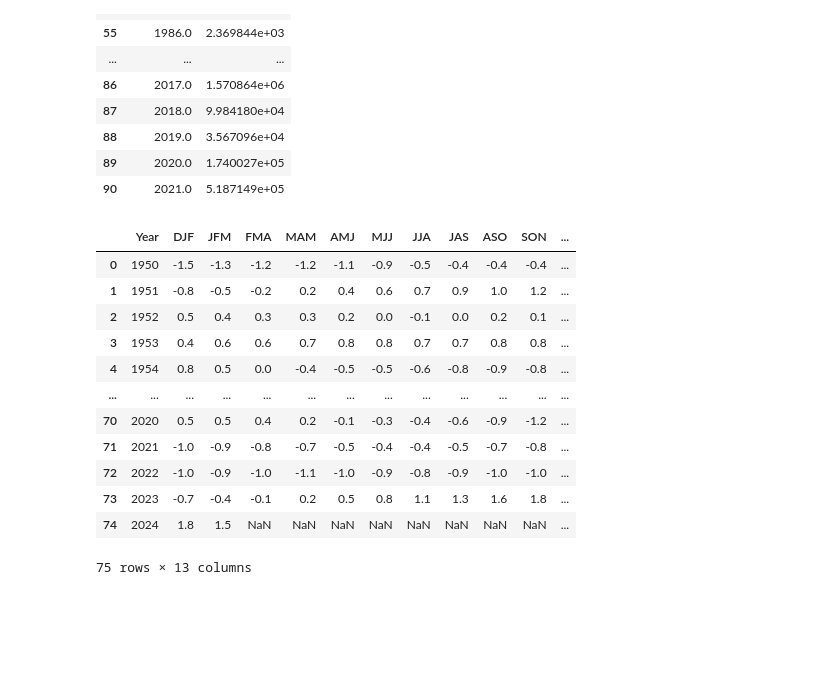
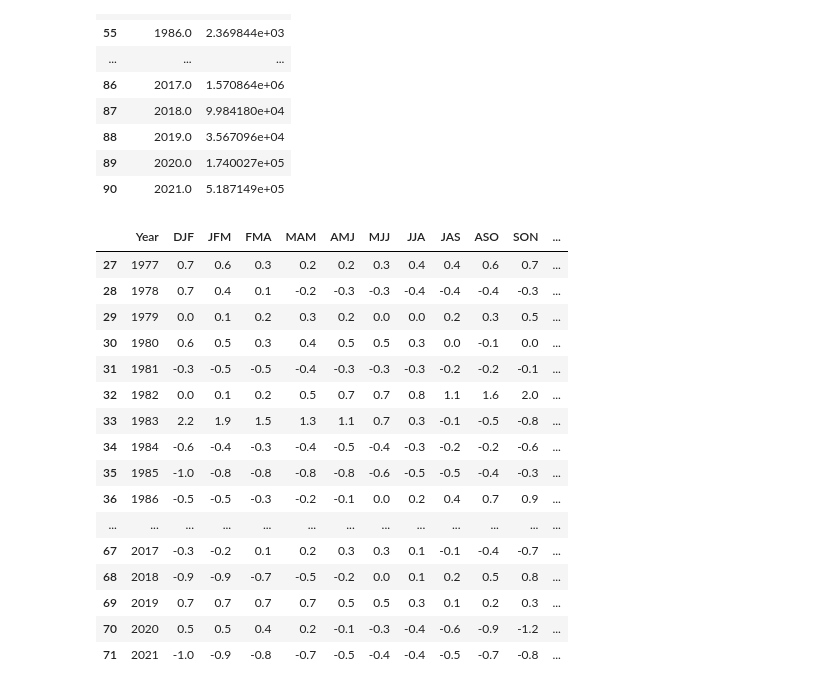
Before and after one commit to MitchellGriffin/GPHY491Project, a Jupyter notebook: ProjectCode.ipynb, the cells around one changed output. Drawn from its saved outputs; the diff is of its cells as text; code cells hidden in the pictures; blank space fills up the shorter version.

```diff
--- a/ProjectCode.ipynb
+++ b/ProjectCode.ipynb
@@ -103,18 +95,25 @@ firetable
 # %%
 # read in ENSO data as a dataframe
 ENSO = pd.read_csv('../../Data/ENSO.csv')
+#filter out irrelevant years
+ENSO = ENSO[ENSO['Year'] < 2022]
+ENSO = ENSO[ENSO['Year'] > 1976]
 ENSO
 # %% [output]
 |  | Year | DJF | JFM | FMA | MAM | AMJ | MJJ | JJA | JAS | ASO | SON | ... |
-| 0 | 1950 | -1.5 | -1.3 | -1.2 | -1.2 | -1.1 | -0.9 | -0.5 | -0.4 | -0.4 | -0.4 | ... |
-| 1 | 1951 | -0.8 | -0.5 | -0.2 | 0.2 | 0.4 | 0.6 | 0.7 | 0.9 | 1.0 | 1.2 | ... |
-| 2 | 1952 | 0.5 | 0.4 | 0.3 | 0.3 | 0.2 | 0.0 | -0.1 | 0.0 | 0.2 | 0.1 | ... |
-| 3 | 1953 | 0.4 | 0.6 | 0.6 | 0.7 | 0.8 | 0.8 | 0.7 | 0.7 | 0.8 | 0.8 | ... |
-| 4 | 1954 | 0.8 | 0.5 | 0.0 | -0.4 | -0.5 | -0.5 | -0.6 | -0.8 | -0.9 | -0.8 | ... |
+| 27 | 1977 | 0.7 | 0.6 | 0.3 | 0.2 | 0.2 | 0.3 | 0.4 | 0.4 | 0.6 | 0.7 | ... |
+| 28 | 1978 | 0.7 | 0.4 | 0.1 | -0.2 | -0.3 | -0.3 | -0.4 | -0.4 | -0.4 | -0.3 | ... |
+| 29 | 1979 | 0.0 | 0.1 | 0.2 | 0.3 | 0.2 | 0.0 | 0.0 | 0.2 | 0.3 | 0.5 | ... |
+| 30 | 1980 | 0.6 | 0.5 | 0.3 | 0.4 | 0.5 | 0.5 | 0.3 | 0.0 | -0.1 | 0.0 | ... |
+| 31 | 1981 | -0.3 | -0.5 | -0.5 | -0.4 | -0.3 | -0.3 | -0.3 | -0.2 | -0.2 | -0.1 | ... |
+| 32 | 1982 | 0.0 | 0.1 | 0.2 | 0.5 | 0.7 | 0.7 | 0.8 | 1.1 | 1.6 | 2.0 | ... |
+| 33 | 1983 | 2.2 | 1.9 | 1.5 | 1.3 | 1.1 | 0.7 | 0.3 | -0.1 | -0.5 | -0.8 | ... |
+| 34 | 1984 | -0.6 | -0.4 | -0.3 | -0.4 | -0.5 | -0.4 | -0.3 | -0.2 | -0.2 | -0.6 | ... |
+| 35 | 1985 | -1.0 | -0.8 | -0.8 | -0.8 | -0.8 | -0.6 | -0.5 | -0.5 | -0.4 | -0.3 | ... |
+| 36 | 1986 | -0.5 | -0.5 | -0.3 | -0.2 | -0.1 | 0.0 | 0.2 | 0.4 | 0.7 | 0.9 | ... |
 | ... | ... | ... | ... | ... | ... | ... | ... | ... | ... | ... | ... | ... |
+| 67 | 2017 | -0.3 | -0.2 | 0.1 | 0.2 | 0.3 | 0.3 | 0.1 | -0.1 | -0.4 | -0.7 | ... |
+| 68 | 2018 | -0.9 | -0.9 | -0.7 | -0.5 | -0.2 | 0.0 | 0.1 | 0.2 | 0.5 | 0.8 | ... |
+| 69 | 2019 | 0.7 | 0.7 | 0.7 | 0.7 | 0.5 | 0.5 | 0.3 | 0.1 | 0.2 | 0.3 | ... |
 | 70 | 2020 | 0.5 | 0.5 | 0.4 | 0.2 | -0.1 | -0.3 | -0.4 | -0.6 | -0.9 | -1.2 | ... |
 | 71 | 2021 | -1.0 | -0.9 | -0.8 | -0.7 | -0.5 | -0.4 | -0.4 | -0.5 | -0.7 | -0.8 | ... |
-| 72 | 2022 | -1.0 | -0.9 | -1.0 | -1.1 | -1.0 | -0.9 | -0.8 | -0.9 | -1.0 | -1.0 | ... |
-| 73 | 2023 | -0.7 | -0.4 | -0.1 | 0.2 | 0.5 | 0.8 | 1.1 | 1.3 | 1.6 | 1.8 | ... |
-| 74 | 2024 | 1.8 | 1.5 | NaN | NaN | NaN | NaN | NaN | NaN | NaN | NaN | ... |
-75 rows × 13 columns
```
Also changed, not shown: parts of 10 cells of this notebook.
